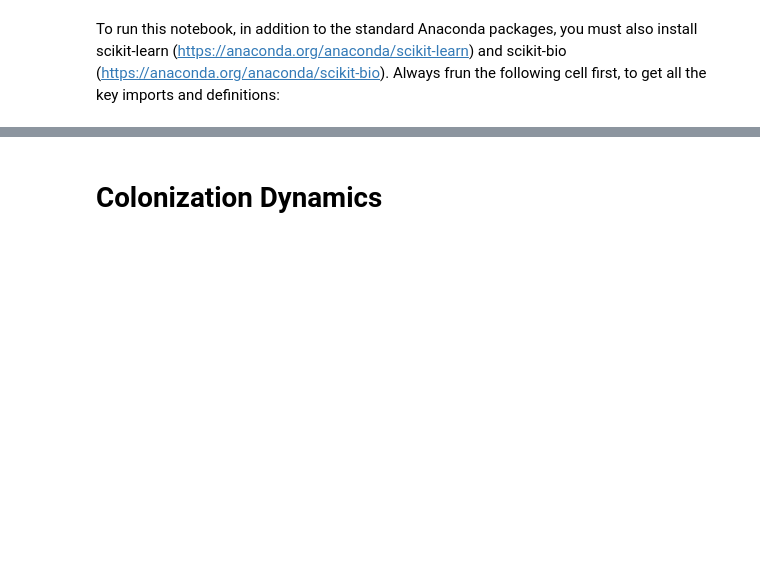
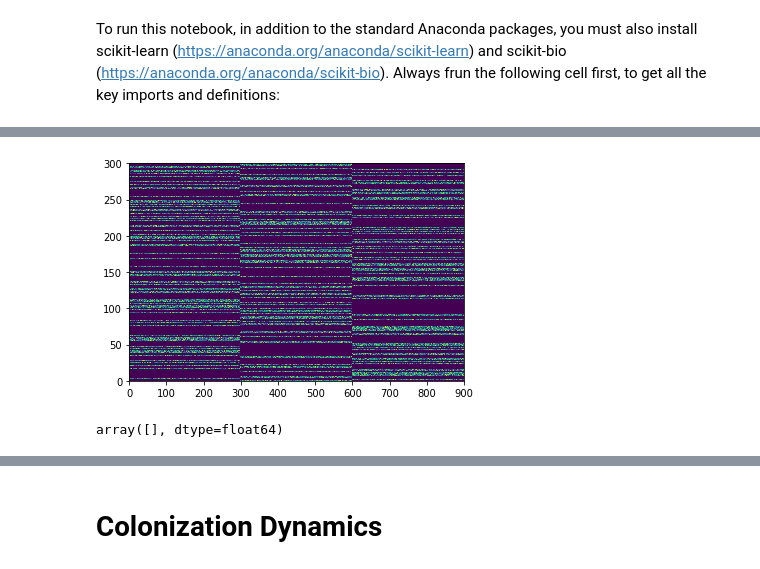
Before and after one commit to Emergent-Behaviors-in-Biology/microbiome-patterns, a Jupyter notebook: A Minimal Model for Microbial Biodiversity.ipynb, the cells around one changed output, grey strips where cells are left out. Cells and saved outputs as stored; diff of their text form; code cells hidden in the pictures; blank space fills up the shorter version.

```diff
--- a/A Minimal Model for Microbial Biodiversity.ipynb
+++ b/A Minimal Model for Microbial Biodiversity.ipynb
@@ -54,0 +66,20 @@ dynamics = [dNdt,dRdt]
+# %%
+mp['MA'] = np.asarray([50]*6,dtype=int)
+n_samples = 300
+R0 = np.zeros((mp['MA'].sum(),3*n_samples))
+R0_food = 1000
+rand_ind = np.random.choice(range(mp['MA'].sum()),size=mp['MA'].sum(),replace=False)
+for k in range(3):
+    R0_temp = np.random.rand(mp['MA'][2*k]+mp['MA'][2*k+1],n_samples)
+    R0_temp = (R0_temp/R0_temp.sum(axis=0))*R0_food
+    for j in range(mp['MA'][2*k]+mp['MA'][2*k+1]):
+        R0[rand_ind[mp['MA'][:2*k].sum()+j],k*n_samples:(k+1)*n_samples] = R0_temp[j,:]
+# %%
+plt.pcolor(R0)
+plt.show()
+# %% [output]
+[figure, added]
+# %%
+R0[rand_ind[mp['MA'][:2*k].sum()+j],k*n_samples:(k+1)*n_samples]
+# %% [output]
+array([], dtype=float64)
```
Also changed, not shown: parts of 3 cells of this notebook, 1 other file.
